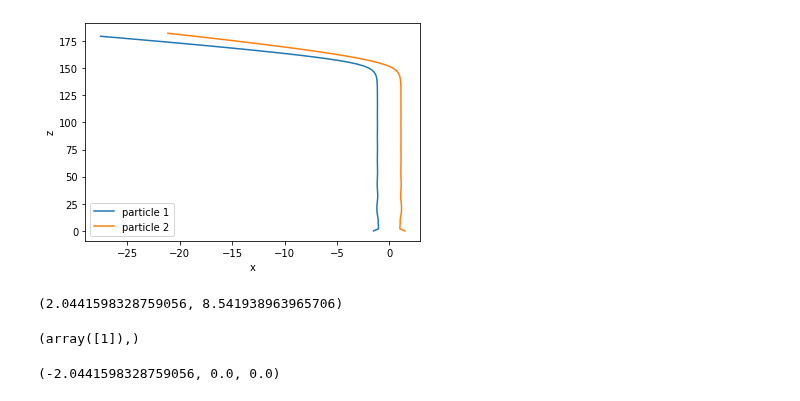
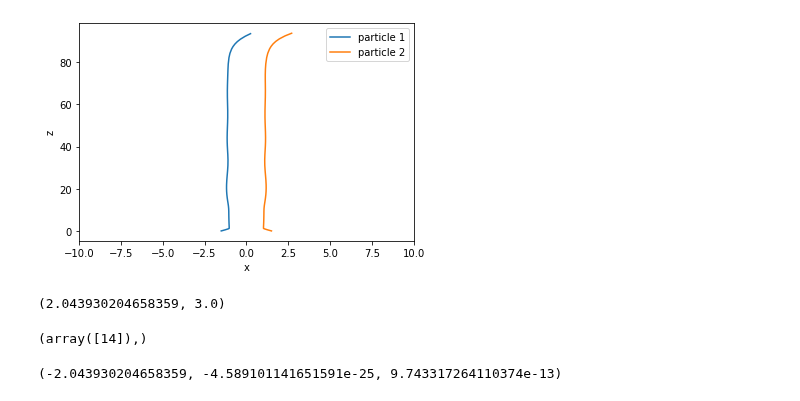
Before and after one commit to rajeshrinet/pystokes, a Jupyter notebook: examples/test-gt/passiveSpheres/integratorSymFactors.ipynb, the cells around one changed output. Cells and saved outputs as stored; diff of their text form; code cells hidden in the pictures.

Commit message:
implement full solver without reducing system with symmetry

```diff
--- a/examples/test-gt/passiveSpheres/integratorSymFactors.ipynb
+++ b/examples/test-gt/passiveSpheres/integratorSymFactors.ipynb
@@ -136,21 +137,21 @@ def simulate(rth0, Tf, Npts, rhs, integrator='solve_ivp', Ti=0, maxNumSteps=1000
         from scipy.integrate import solve_ivp
         time_points=np.linspace(Ti, Tf, Npts+1)
         X = solve_ivp(lambda t, xt: dxdtEval(xt,t), [0,Tf], rth0,
-                         t_eval=time_points, **kwargs)
+                         t_eval=None, **kwargs)
 
     return X
 # %%
 %%time
 #initiallize system and forces
-ls = linearSolve_direct(b, Np, eta)
+ls = linearSolve(b, Np, eta)
 forces  = pystokes.forceFields.Forces(particles=Np)
 
 #simulate the resulting system
 rp0 = np.concatenate((r,p))
-Tf = 1000.
-Npts = 100
+Tf = 500.
+Npts = 10
 
-X = simulate(rp0, Tf, Npts, rhs, integrator='solve_ivp', Ti=0, maxNumSteps=1,
-             method='RK45')
+X = simulate(rp0, Tf, Npts, rhs, integrator='solve_ivp', Ti=0, maxNumSteps=1000,
+             method='BDF')
 X.message
 # %% [output]
@@ -166,32 +167,32 @@ pos2 = pos[:,1::Np]
 # %%
 ##x-y plot like in Ishikawa
 plt.plot(pos1[:,0], pos1[:,2], label='particle 1')
 plt.plot(pos2[:,0], pos2[:,2], label='particle 2')
 plt.xlabel('x')
 plt.ylabel('z')
-#plt.xlim(-1.2,-1.)
+plt.xlim(-10,10)
 plt.legend()
 plt.show()
 # %% [output]
-[figure, old version]
+[figure, new version]
 # %%
 ## minimum distance between the two particles
 rmin = np.amin(np.sqrt((pos1[:,0]-pos2[:,0])**2 + (pos1[:,1]-pos2[:,1])**2 + (pos1[:,2]-pos2[:,2])**2))
 rmax = np.amax(np.sqrt((pos1[:,0]-pos2[:,0])**2 + (pos1[:,1]-pos2[:,1])**2 + (pos1[:,2]-pos2[:,2])**2))
 rmin, rmax
 # %% [output]
-(2.0441598328759056, 8.541938963965706)
+(2.043930204658359, 3.0)
 # %%
 minIndex = np.where(np.sqrt((pos1[:,0]-pos2[:,0])**2 + (pos1[:,1]-pos2[:,1])**2 + (pos1[:,2]-pos2[:,2])**2)==rmin)
 #minIndex[0][0] -= 18
 xik,yik,zik = (pos1[minIndex,:]-pos2[minIndex,:])[0][0]
 minIndex
 # %% [output]
-(array([1]),)
+(array([14]),)
 # %%
 xik,yik,zik ##they go out of plane? not anymore!
 # %% [output]
-(-2.0441598328759056, 0.0, 0.0)
+(-2.043930204658359, -4.589101141651591e-25, 9.743317264110374e-13)
 # %%
 ##why does Krylov solver go so wrong? seems to introduce numerical error.
 
```
Also changed, not shown: parts of 15 cells of this notebook, 12 other files.
